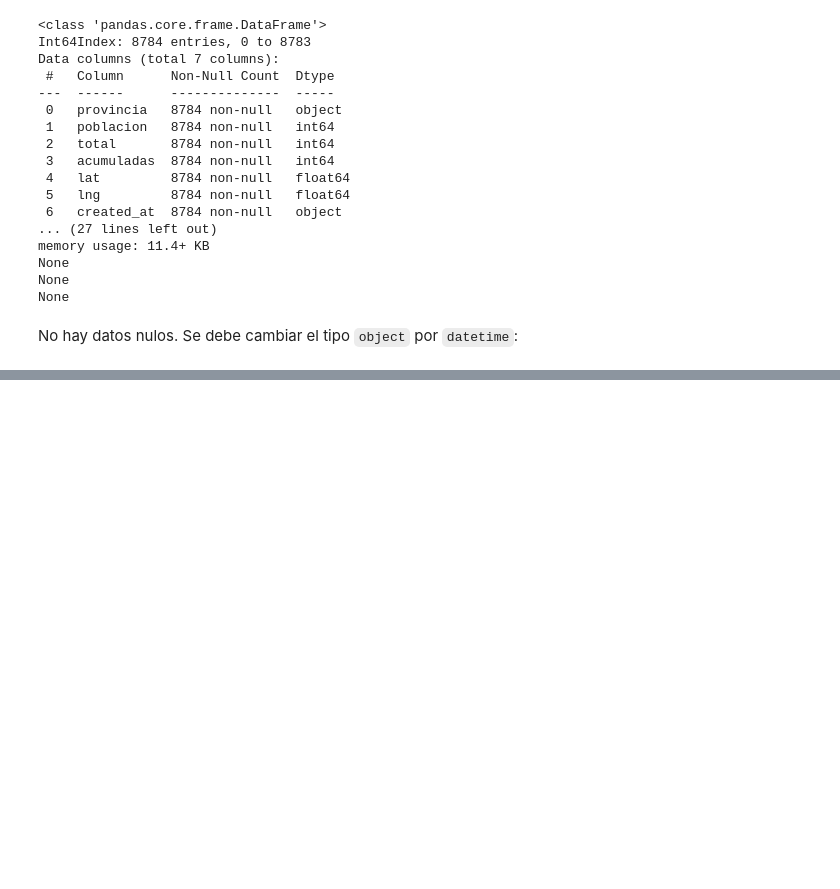
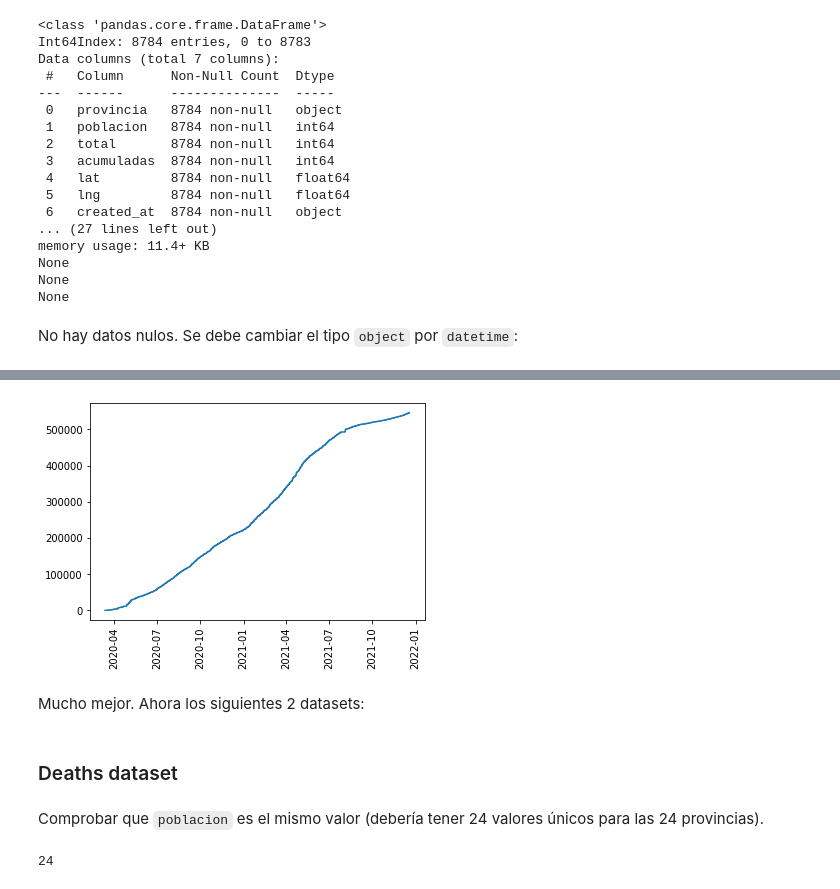
Before and after one commit to anthonymanotoa/covid-ec, a Jupyter notebook: notebooks/1.1-covid-data_process.ipynb, the cells around one changed output, grey strips where cells are left out. Cells and saved outputs as stored; diff of their text form; code cells hidden in the pictures; blank space fills up the shorter version.

```diff
--- a/notebooks/1.1-covid-data_process.ipynb
+++ b/notebooks/1.1-covid-data_process.ipynb
@@ -132,0 +113,2 @@ Idea: crea una columna de año y otra de mes
+# %%
+positives.rename(columns={'total': 'acumulados_provincia'}, inplace=True)
@@ -132,0 +117,2 @@ Idea: crea una columna de año y otra de mes
+# %%
+positives.drop(['lat', 'lng'], axis='columns', inplace=True)
@@ -132,0 +121,18 @@ Idea: crea una columna de año y otra de mes
+# %%
+positives['acumulados'] = positives['nuevas'].cumsum()
+# %%
+plt.plot(positives.created_at, positives.acumulados)
+plt.xticks(rotation=90)
+plt.show()
+# %% [output]
+[figure, added]
+# %% [markdown]
+Mucho mejor. Ahora los siguientes 2 datasets:
+# %% [markdown]
+### Deaths dataset
+# %% [markdown]
+Comprobar que `poblacion` es el mismo valor (debería tener 24 valores únicos para las 24 provincias).
+# %%
+len(deaths['poblacion'].unique())
+# %% [output]
+24
```
Also changed, not shown: parts of 37 cells of this notebook, 4 other files.
